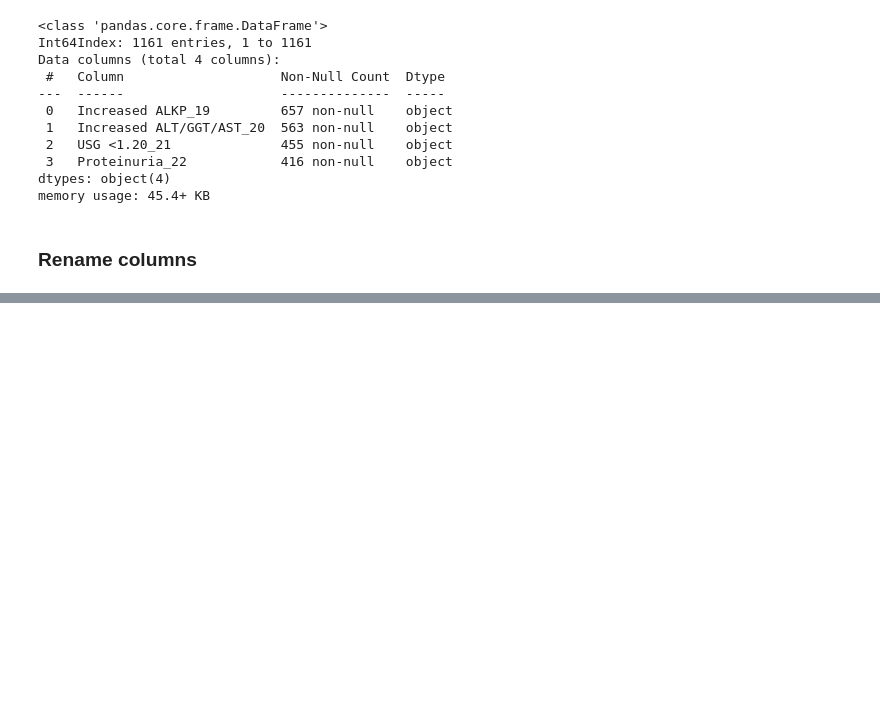
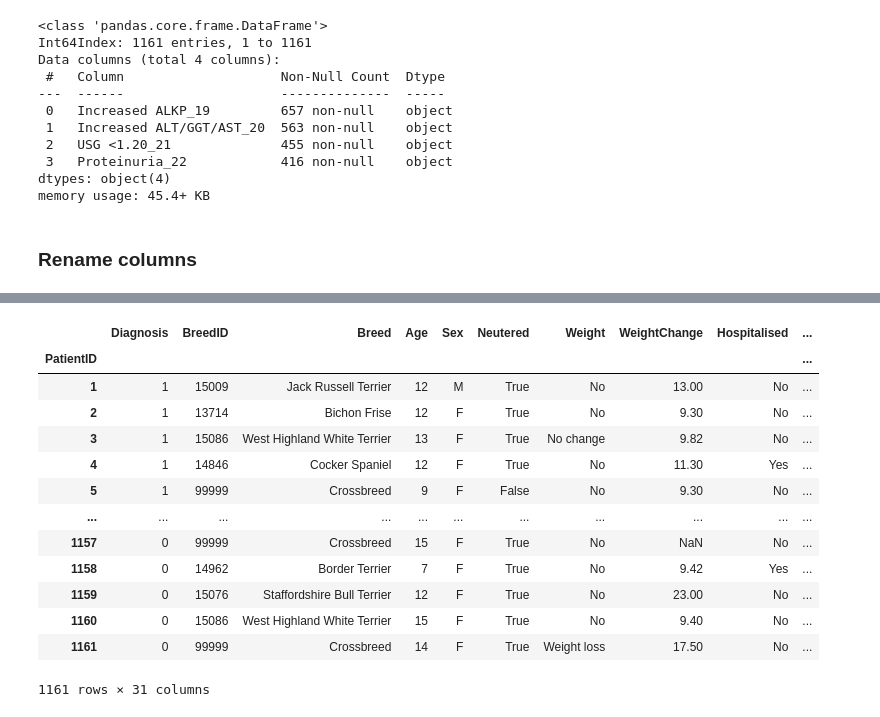
Before and after one commit to Kopixx/Project-4, a Jupyter notebook: data_cleaning.ipynb, the cells around one changed output, grey strips where cells are left out. Saved outputs shown, nothing was run; the diff lists cells and outputs as text; code cells hidden in the pictures; blank space fills up the shorter version.

Commit message:
Finalised data cleaning notebook

```diff
--- a/data_cleaning.ipynb
+++ b/data_cleaning.ipynb
@@ -256,0 +281,59 @@ memory usage: 45.4+ KB
+# %%
+#Create dictionary of column headings & renames
+col_names = {
+    'Case_1': 'Diagnosis',
+    'BreedVeNomID': 'BreedID',
+    'SourceBreed': 'Breed',
+    'Age': 'Age',
+    'Sex': 'Sex',
+    'IsNeutered': 'Neutered',
+    'Weight_11': 'Weight',
+    'Weight at suspected': 'WeightChange',
+    'Hospitalised': 'Hospitalised',
+    'Heart rate_23': 'HeartRate',
+    'Temperature_24': 'Temperature',
+    'Vomiting_8': 'Vomiting',
+    'Diarrhoea_9': 'Diarrhoea',
+    'Potbelly/hepatomegaly_10': 'Hepatomegaly',
+    'Thin/dry skin_12': 'ThinDrySkin',
+    'Alopecia_13': 'Alopecia',
+    'Pruritus_14': 'Pruritus',
+    'Muscle wastage/weakness_15': 'MuscleWastageWeakness',
+    'Lethargy_16': 'Lethargy',
+    'Panting_17': 'Panting',
+    'Neurological signs_18': 'Neurological',
+    'Polydipsia mentioned_5': 'Polydipsia',
+    'Polyuria mentioned_6': 'Polyuria',
+    'Increased ALKP_19': 'IncreasedALKP',
+    'Increased ALT/GGT/AST_20': 'IncreasedATL/GGT/AST',
+    'USG <1.20_21': 'LowUSG',
+    'Proteinuria_22': 'Proteinuria',
+    'Hypertensive': 'Hypertensive',
+    'Insulin': 'LowBloodSugar',
+    'Hypothyroid': 'Hypothyroid',
+    'Cruciate': 'CruciateSurgery'
+    }
+
+#Rename columns
+clean_df = data_df.rename(columns=col_names)
+
+#Reorder Columns
+clean_df = clean_df[col_names.values()]
+
+#Check df
+clean_df
+# %% [output]
+|  | Diagnosis | BreedID | Breed | Age | Sex | Neutered | Weight | WeightChange | Hospitalised | ... |
+| PatientID |  |  |  |  |  |  |  |  |  | ... |
+| 1 | 1 | 15009 | Jack Russell Terrier | 12 | M | True | No | 13.00 | No | ... |
+| 2 | 1 | 13714 | Bichon Frise | 12 | F | True | No | 9.30 | No | ... |
+| 3 | 1 | 15086 | West Highland White Terrier | 13 | F | True | No change | 9.82 | No | ... |
+| 4 | 1 | 14846 | Cocker Spaniel | 12 | F | True | No | 11.30 | Yes | ... |
+| 5 | 1 | 99999 | Crossbreed | 9 | F | False | No | 9.30 | No | ... |
+| ... | ... | ... | ... | ... | ... | ... | ... | ... | ... | ... |
+| 1157 | 0 | 99999 | Crossbreed | 15 | F | True | No | NaN | No | ... |
+| 1158 | 0 | 14962 | Border Terrier | 7 | F | True | No | 9.42 | Yes | ... |
+| 1159 | 0 | 15076 | Staffordshire Bull Terrier | 12 | F | True | No | 23.00 | No | ... |
+| 1160 | 0 | 15086 | West Highland White Terrier | 15 | F | True | No | 9.40 | No | ... |
+| 1161 | 0 | 99999 | Crossbreed | 14 | F | True | Weight loss | 17.50 | No | ... |
+1161 rows × 31 columns
```
Also changed, not shown: parts of 1 cell of this notebook.
